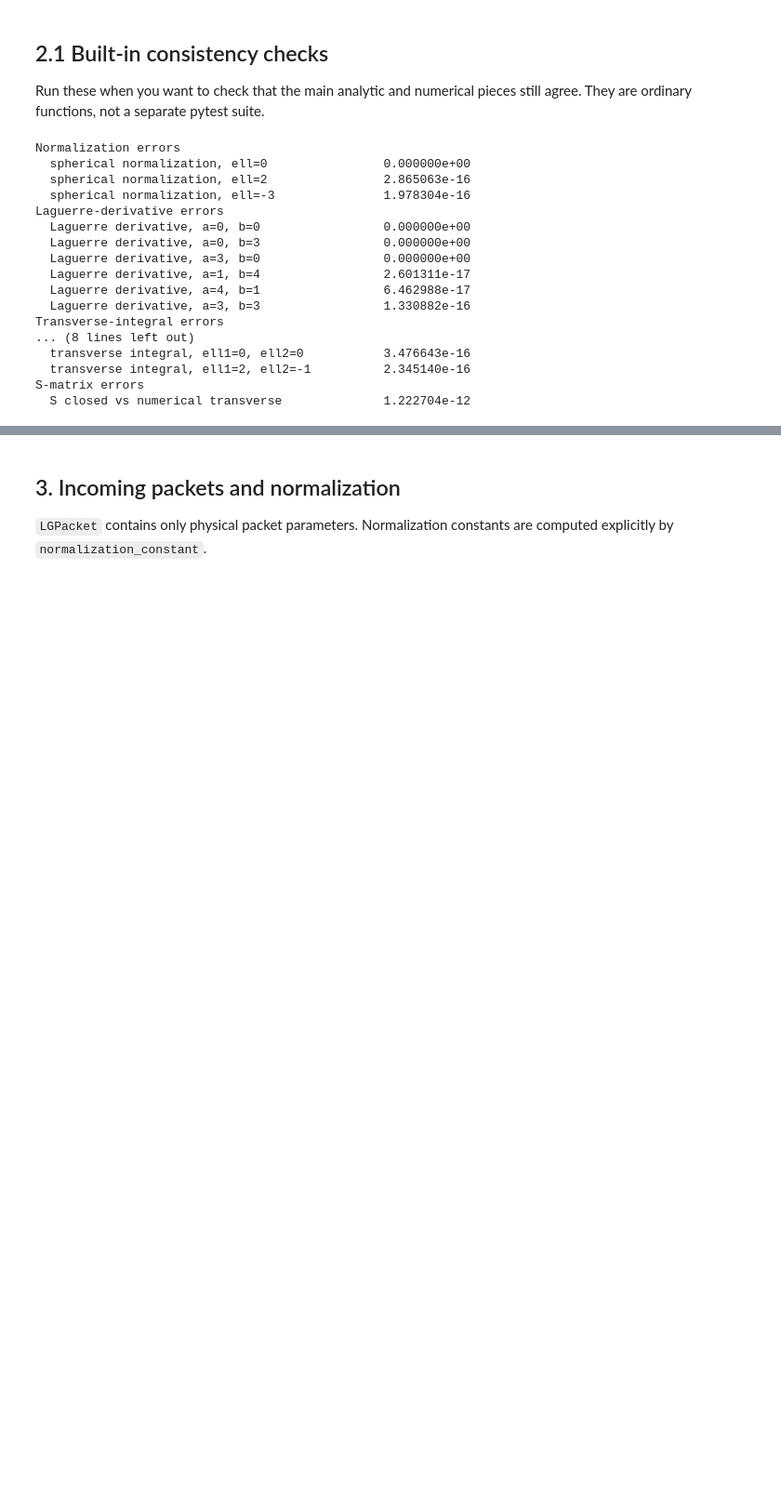
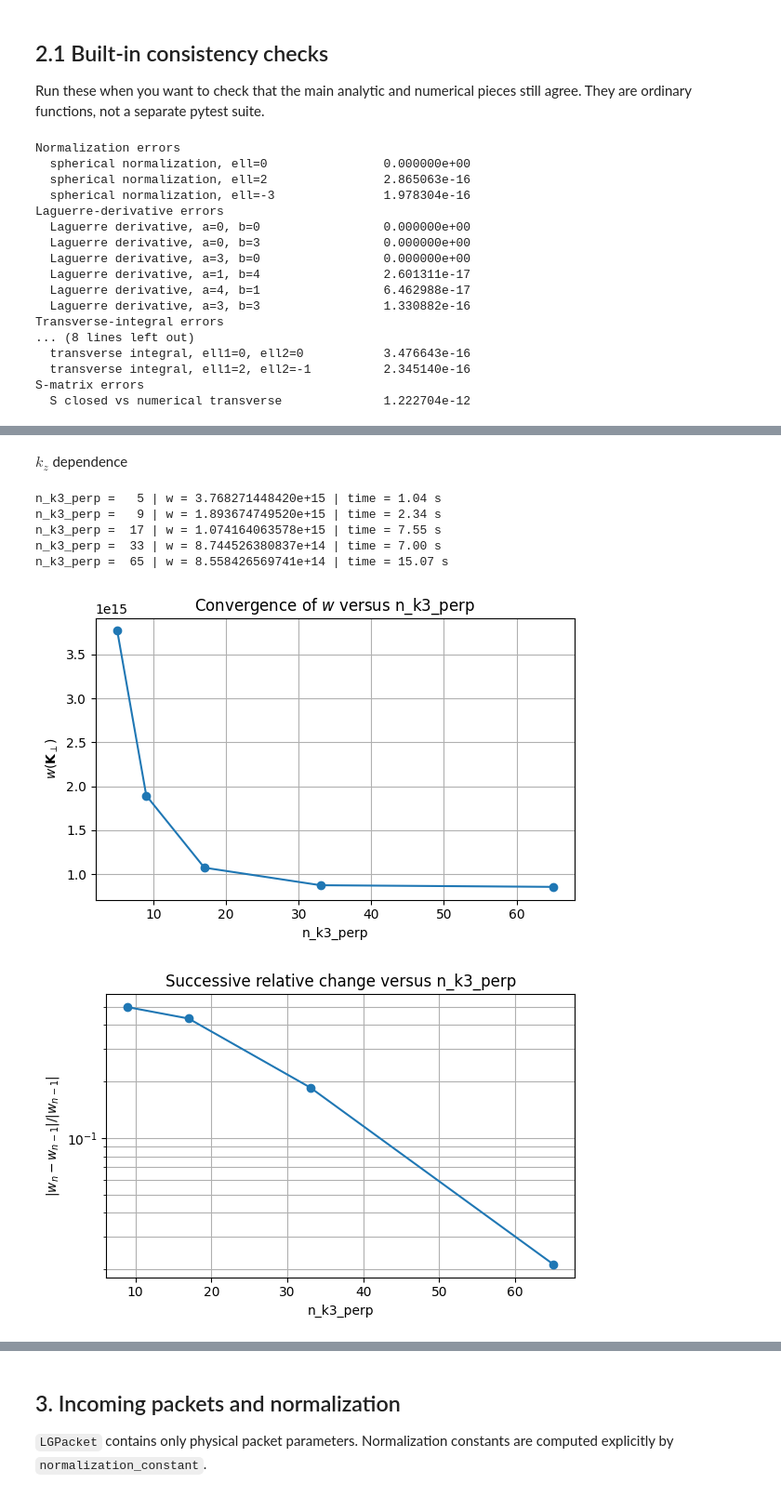
Before and after one commit to Anton-Murtazin/moller_vortex, a Jupyter notebook: analysis_workspace.ipynb, the cells around one changed output, grey strips where cells are left out. Shown at 93% size. Cells and saved outputs as stored; diff of their text form; code cells hidden in the pictures; blank space fills up the shorter version.

```diff
--- a/analysis_workspace.ipynb
+++ b/analysis_workspace.ipynb
@@ -57,0 +258,20 @@ S-matrix errors
+# %% [markdown]
+$k_z$ dependence
+# %%
+n_k3_perp_values = [5, 9, 17, 33, 65]
+# n_k3_perp_values = [25]
+
+n_values, w_values, time_values = scan_one_parameter(
+    "n_k3_perp",
+    n_k3_perp_values,
+)
+
+plot_scan("n_k3_perp", n_values, w_values)
+# %% [output]
+n_k3_perp =   5 | w = 3.768271448420e+15 | time = 1.04 s
+n_k3_perp =   9 | w = 1.893674749520e+15 | time = 2.34 s
+n_k3_perp =  17 | w = 1.074164063578e+15 | time = 7.55 s
+n_k3_perp =  33 | w = 8.744526380837e+14 | time = 7.00 s
+n_k3_perp =  65 | w = 8.558426569741e+14 | time = 15.07 s
+[figure, added]
+[figure, added]
```
Also changed, not shown: parts of 19 cells of this notebook.
